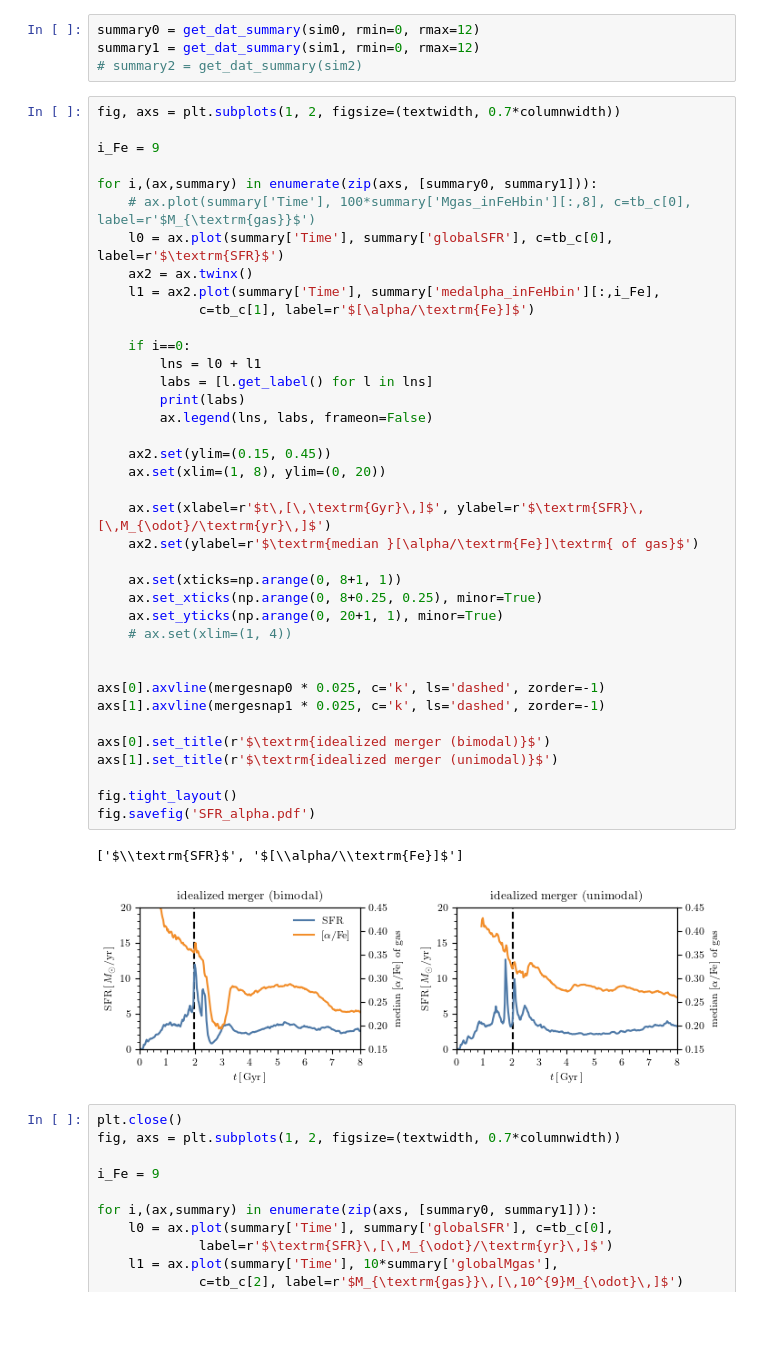
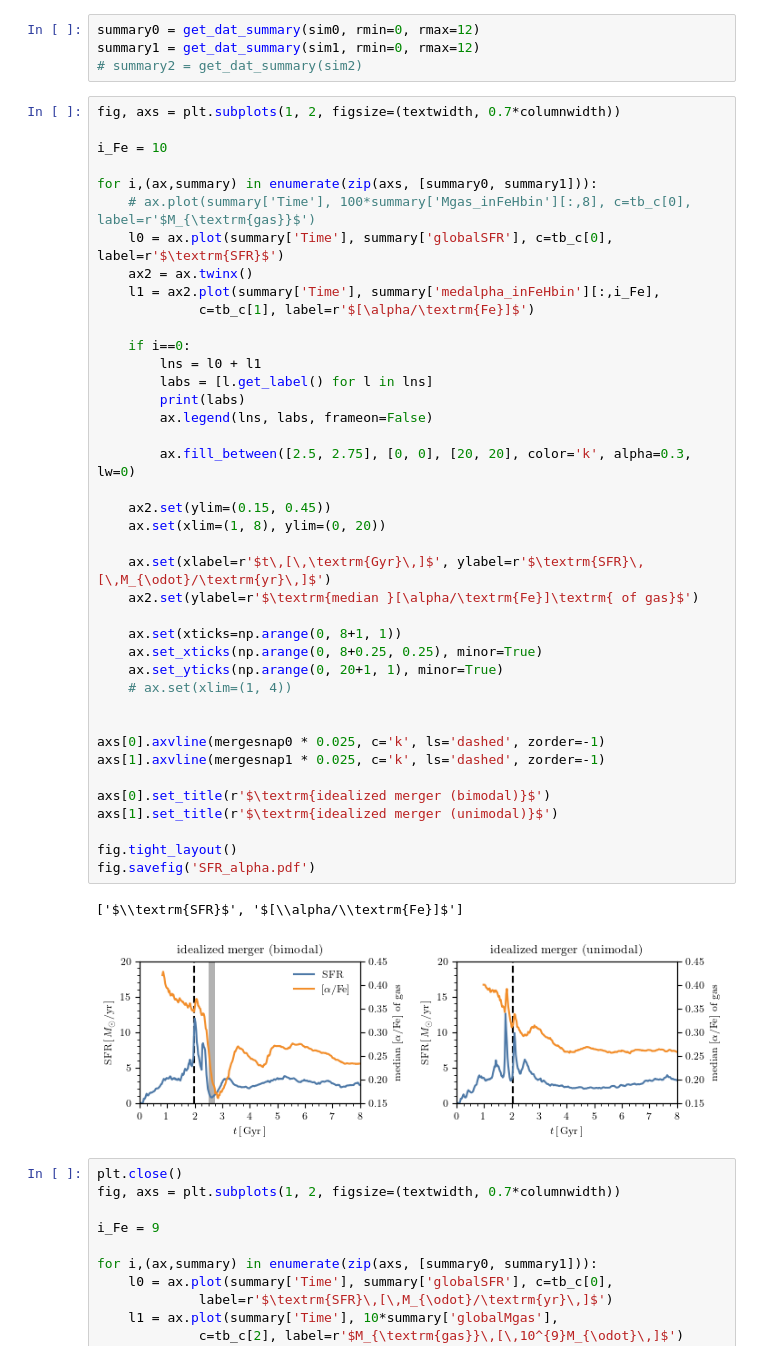
Before and after one commit to gusbeane/GSEgas, a Jupyter notebook: plots/gas_evol/gas_evol.ipynb, the cells around one changed output. Cells and saved outputs as stored; diff of their text form; blank space fills up the shorter version.

```diff
--- a/plots/gas_evol/gas_evol.ipynb
+++ b/plots/gas_evol/gas_evol.ipynb
@@ -548,7 +548,7 @@ summary1 = get_dat_summary(sim1, rmin=0, rmax=12)
 # %%
 fig, axs = plt.subplots(1, 2, figsize=(textwidth, 0.7*columnwidth))
 
-i_Fe = 9
+i_Fe = 10
 
 for i,(ax,summary) in enumerate(zip(axs, [summary0, summary1])):
     # ax.plot(summary['Time'], 100*summary['Mgas_inFeHbin'][:,8], c=tb_c[0], label=r'$M_{\textrm{gas}}$')
@@ -558,34 +558,36 @@ for i,(ax,summary) in enumerate(zip(axs, [summary0, summary1])):
              c=tb_c[1], label=r'$[\alpha/\textrm{Fe}]$')
 
     if i==0:
         lns = l0 + l1
         labs = [l.get_label() for l in lns]
         print(labs)
         ax.legend(lns, labs, frameon=False)
+
+        ax.fill_between([2.5, 2.75], [0, 0], [20, 20], color='k', alpha=0.3, lw=0)
 
     ax2.set(ylim=(0.15, 0.45))
     ax.set(xlim=(1, 8), ylim=(0, 20))
 
     ax.set(xlabel=r'$t\,[\,\textrm{Gyr}\,]$', ylabel=r'$\textrm{SFR}\,[\,M_{\odot}/\textrm{yr}\,]$')
     ax2.set(ylabel=r'$\textrm{median }[\alpha/\textrm{Fe}]\textrm{ of gas}$')
 
     ax.set(xticks=np.arange(0, 8+1, 1))
     ax.set_xticks(np.arange(0, 8+0.25, 0.25), minor=True)
     ax.set_yticks(np.arange(0, 20+1, 1), minor=True)
     # ax.set(xlim=(1, 4))
 
 
 axs[0].axvline(mergesnap0 * 0.025, c='k', ls='dashed', zorder=-1)
 axs[1].axvline(mergesnap1 * 0.025, c='k', ls='dashed', zorder=-1)
 
 axs[0].set_title(r'$\textrm{idealized merger (bimodal)}$')
 axs[1].set_title(r'$\textrm{idealized merger (unimodal)}$')
 
 fig.tight_layout()
 fig.savefig('SFR_alpha.pdf')
 # %% [output]
 ['$\\textrm{SFR}$', '$[\\alpha/\\textrm{Fe}]$']
-[figure, old version]
+[figure, new version]
 # %%
 plt.close()
 fig, axs = plt.subplots(1, 2, figsize=(textwidth, 0.7*columnwidth))
```
Also changed, not shown: parts of 2 cells of this notebook, 1 other file.
